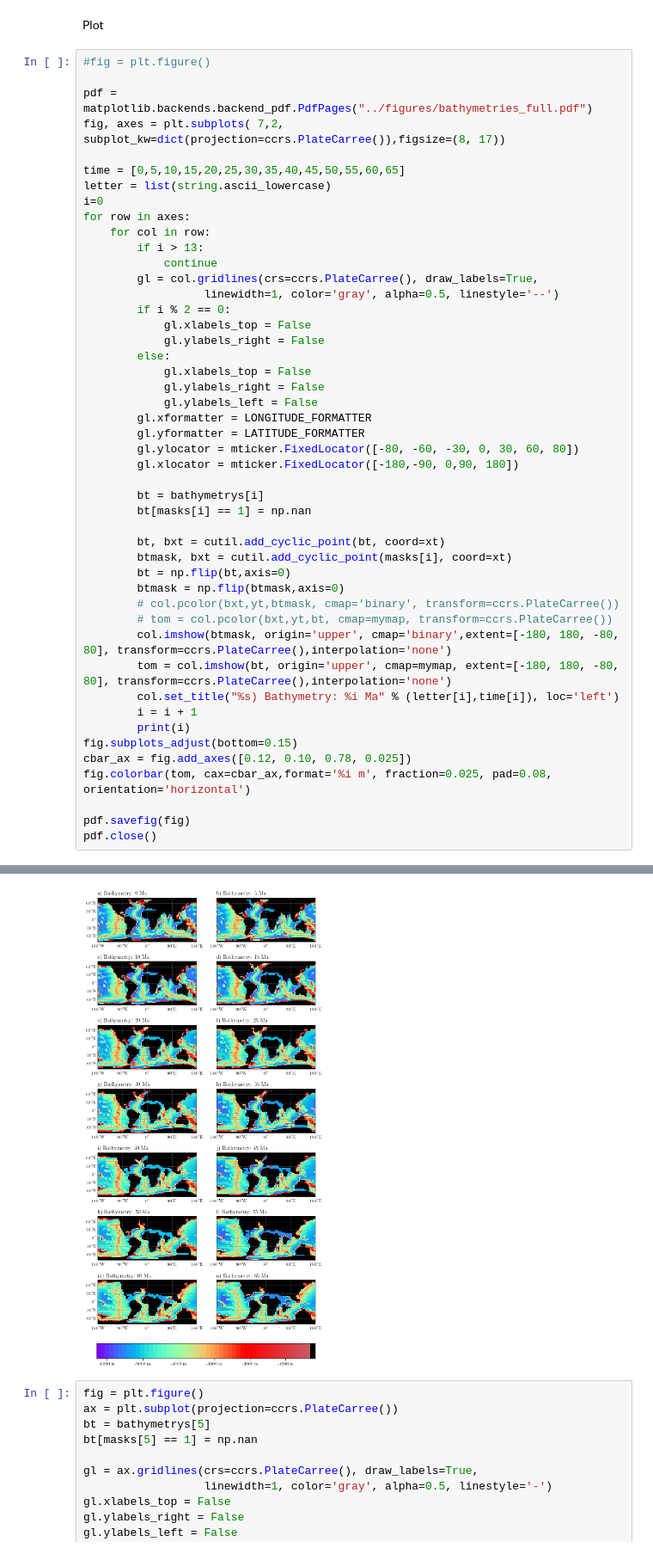
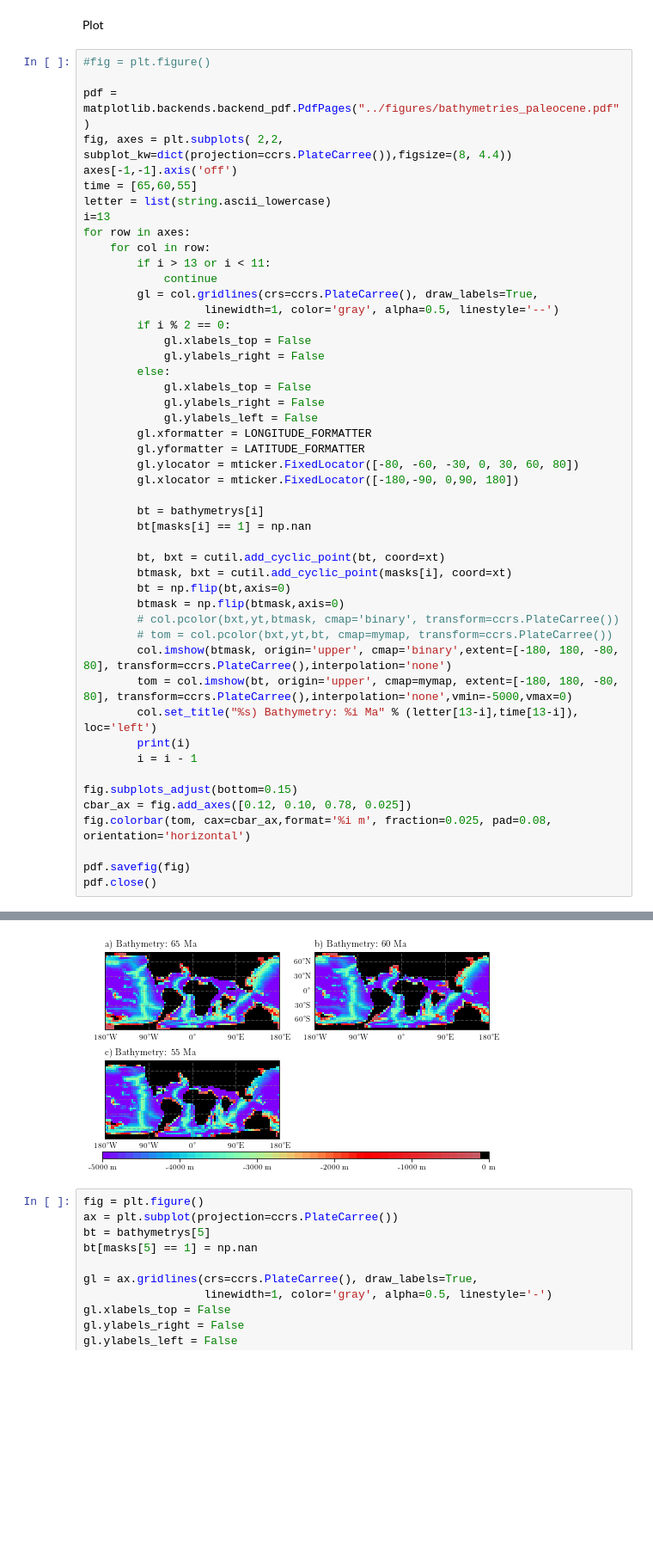
Before and after one commit to martedv/veros_bathymetry_eocene_pliocene, a Jupyter notebook: plotting/notebooks/bathymetries.ipynb, the cells around one changed output, grey strips where cells are left out. Shown at 86% size. Saved outputs shown, nothing was run; the diff lists cells and outputs as text; blank space fills up the shorter version.

```diff
--- a/plotting/notebooks/bathymetries.ipynb
+++ b/plotting/notebooks/bathymetries.ipynb
@@ -52,15 +52,15 @@ Plot
 # %%
 #fig = plt.figure()
 
-pdf = matplotlib.backends.backend_pdf.PdfPages("../figures/bathymetries_full.pdf")
-fig, axes = plt.subplots( 7,2, subplot_kw=dict(projection=ccrs.PlateCarree()),figsize=(8, 17))
-
-time = [0,5,10,15,20,25,30,35,40,45,50,55,60,65]
+pdf = matplotlib.backends.backend_pdf.PdfPages("../figures/bathymetries_paleocene.pdf")
+fig, axes = plt.subplots( 2,2, subplot_kw=dict(projection=ccrs.PlateCarree()),figsize=(8, 4.4))
+axes[-1,-1].axis('off')
+time = [65,60,55]
 letter = list(string.ascii_lowercase)
-i=0
+i=13
 for row in axes:
     for col in row:
-        if i > 13:
+        if i > 13 or i < 11:
             continue
         gl = col.gridlines(crs=ccrs.PlateCarree(), draw_labels=True,
                   linewidth=1, color='gray', alpha=0.5, linestyle='--')
@@ -86,10 +86,11 @@ for row in axes:
         # col.pcolor(bxt,yt,btmask, cmap='binary', transform=ccrs.PlateCarree())
         # tom = col.pcolor(bxt,yt,bt, cmap=mymap, transform=ccrs.PlateCarree())
         col.imshow(btmask, origin='upper', cmap='binary',extent=[-180, 180, -80, 80], transform=ccrs.PlateCarree(),interpolation='none')
-        tom = col.imshow(bt, origin='upper', cmap=mymap, extent=[-180, 180, -80, 80], transform=ccrs.PlateCarree(),interpolation='none')
-        col.set_title("%s) Bathymetry: %i Ma" % (letter[i],time[i]), loc='left')
-        i = i + 1
+        tom = col.imshow(bt, origin='upper', cmap=mymap, extent=[-180, 180, -80, 80], transform=ccrs.PlateCarree(),interpolation='none',vmin=-5000,vmax=0)
+        col.set_title("%s) Bathymetry: %i Ma" % (letter[13-i],time[13-i]), loc='left')
         print(i)
+        i = i - 1
+
 fig.subplots_adjust(bottom=0.15)
 cbar_ax = fig.add_axes([0.12, 0.10, 0.78, 0.025])
 fig.colorbar(tom, cax=cbar_ax,format='%i m', fraction=0.025, pad=0.08, orientation='horizontal')
@@ -114,4 +104,4 @@ pdf.close()
-[figure, old version]
+[figure, new version]
 # %%
 fig = plt.figure()
 ax = plt.subplot(projection=ccrs.PlateCarree())
```
Also changed, not shown: parts of 1 cell of this notebook, 48 other files.
